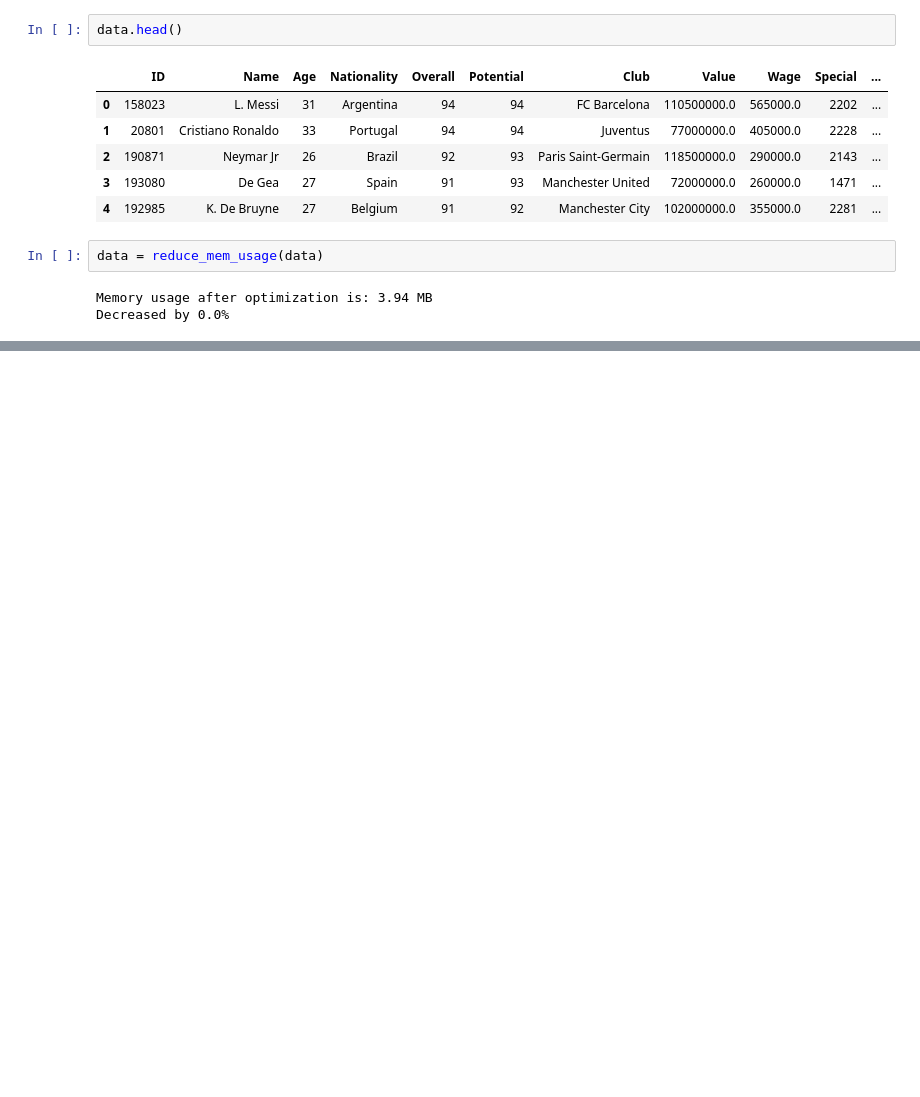
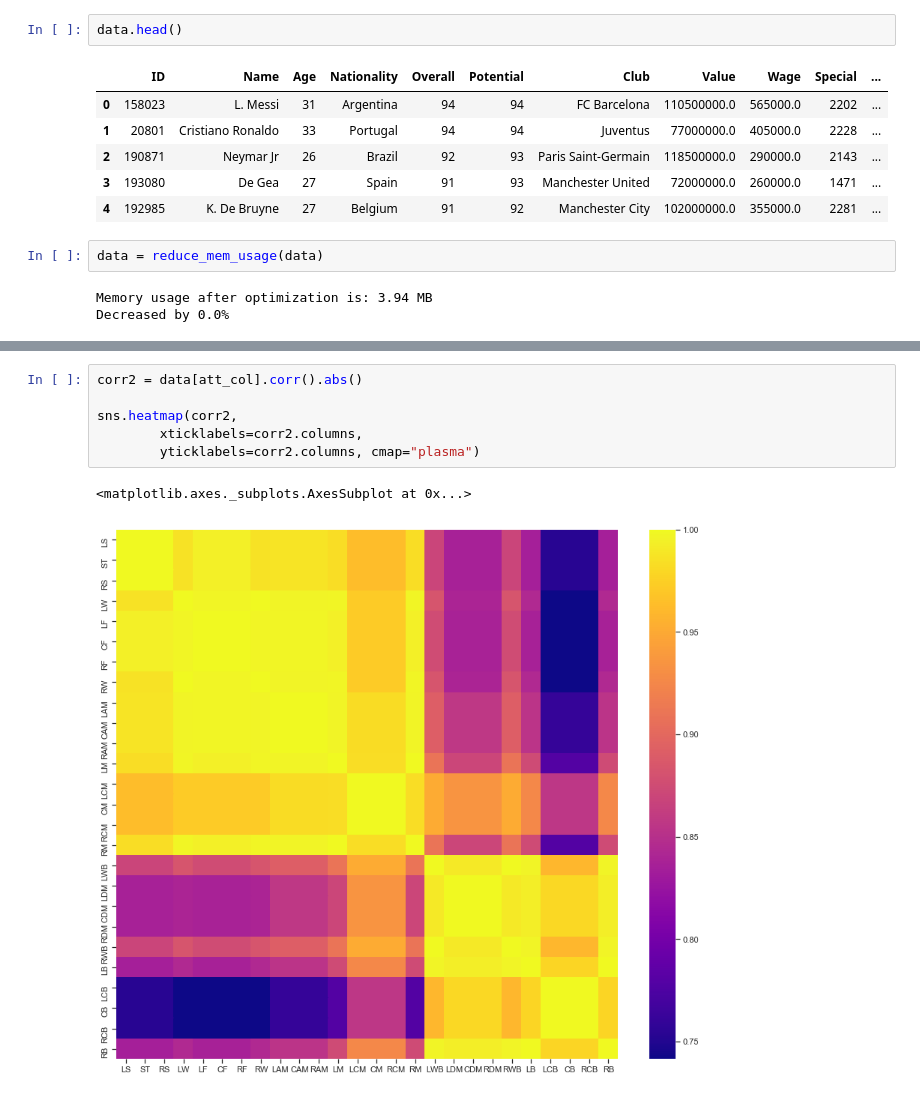
Before and after one commit to HieuFromWaterloo/stat441_project, a Jupyter notebook: Exploration.ipynb, the cells around one changed output, grey strips where cells are left out. Saved outputs shown, nothing was run; the diff lists cells and outputs as text; blank space fills up the shorter version.

```diff
--- a/Exploration.ipynb
+++ b/Exploration.ipynb
@@ -565,0 +653,9 @@ Decreased by 0.0%
+# %%
+corr2 = data[att_col].corr().abs()
+
+sns.heatmap(corr2,
+        xticklabels=corr2.columns,
+        yticklabels=corr2.columns, cmap="plasma")
+# %% [output]
+<matplotlib.axes._subplots.AxesSubplot at 0x...>
+[figure, added]
```
Also changed, not shown: parts of 29 cells of this notebook, 1 other file.
